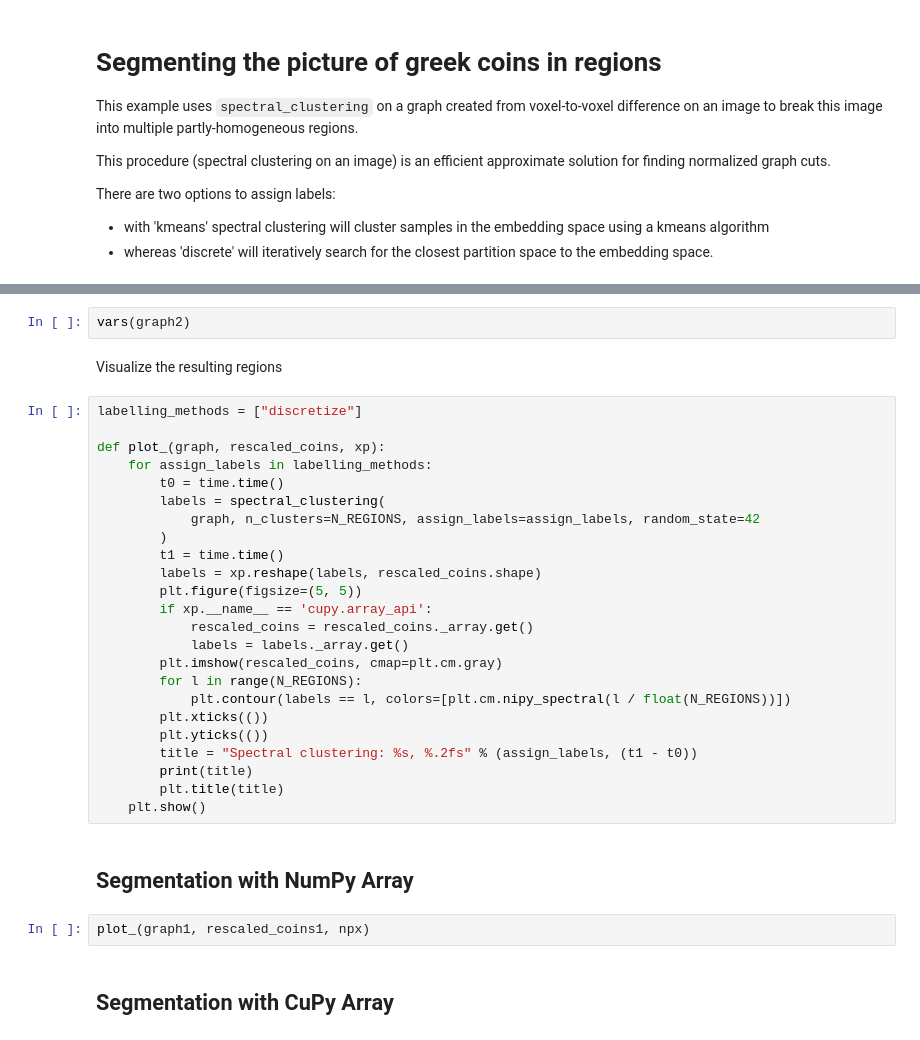
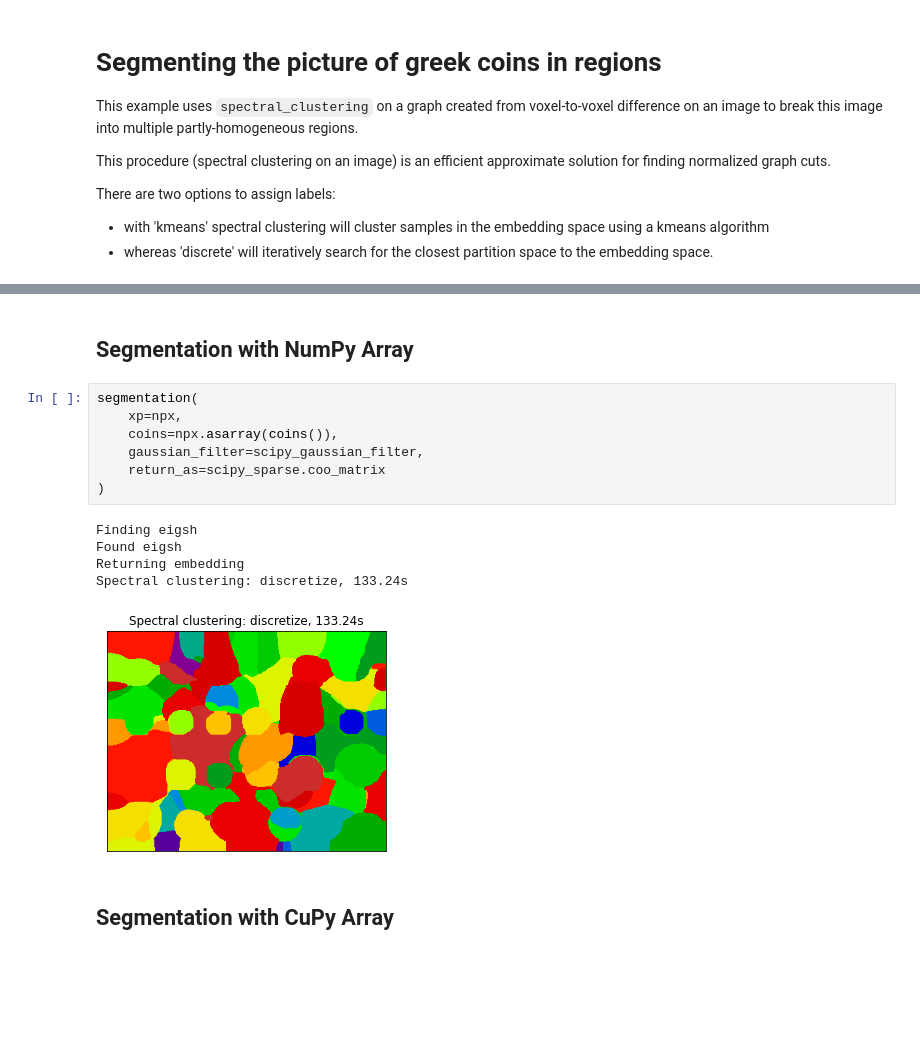
Before and after one commit to Quansight-Labs/array-api-gpu-demo, a Jupyter notebook: plot_coin_segmentation.ipynb, the cells around one changed output, grey strips where cells are left out. Cells and saved outputs as stored; diff of their text form; blank space fills up the shorter version.

```diff
--- a/plot_coin_segmentation.ipynb
+++ b/plot_coin_segmentation.ipynb
@@ -138,35 +114,18 @@ N_REGIONS = 25
-# %%
-vars(graph2)
-# %% [markdown]
-Visualize the resulting regions
-# %%
-labelling_methods = ["discretize"]
-
-def plot_(graph, rescaled_coins, xp):
-    for assign_labels in labelling_methods:
-        t0 = time.time()
-        labels = spectral_clustering(
-            graph, n_clusters=N_REGIONS, assign_labels=assign_labels, random_state=42
-        )
-        t1 = time.time()
-        labels = xp.reshape(labels, rescaled_coins.shape)
-        plt.figure(figsize=(5, 5))
-        if xp.__name__ == 'cupy.array_api':
-            rescaled_coins = rescaled_coins._array.get()
-            labels = labels._array.get()
-        plt.imshow(rescaled_coins, cmap=plt.cm.gray)
-        for l in range(N_REGIONS):
-            plt.contour(labels == l, colors=[plt.cm.nipy_spectral(l / float(N_REGIONS))])
-        plt.xticks(())
-        plt.yticks(())
-        title = "Spectral clustering: %s, %.2fs" % (assign_labels, (t1 - t0))
-        print(title)
-        plt.title(title)
-    plt.show()
 # %% [markdown]
 ## Segmentation with NumPy Array
-# %%
-plot_(graph1, rescaled_coins1, npx)
+# %%
+segmentation(
+    xp=npx,
+    coins=npx.asarray(coins()),
+    gaussian_filter=scipy_gaussian_filter,
+    return_as=scipy_sparse.coo_matrix
+)
+# %% [output]
+Finding eigsh
+Found eigsh
+Returning embedding
+Spectral clustering: discretize, 133.24s
+[figure, added]
 # %% [markdown]
 ## Segmentation with CuPy Array
 # %% [markdown]
```
Also changed, not shown: parts of 15 cells of this notebook.
